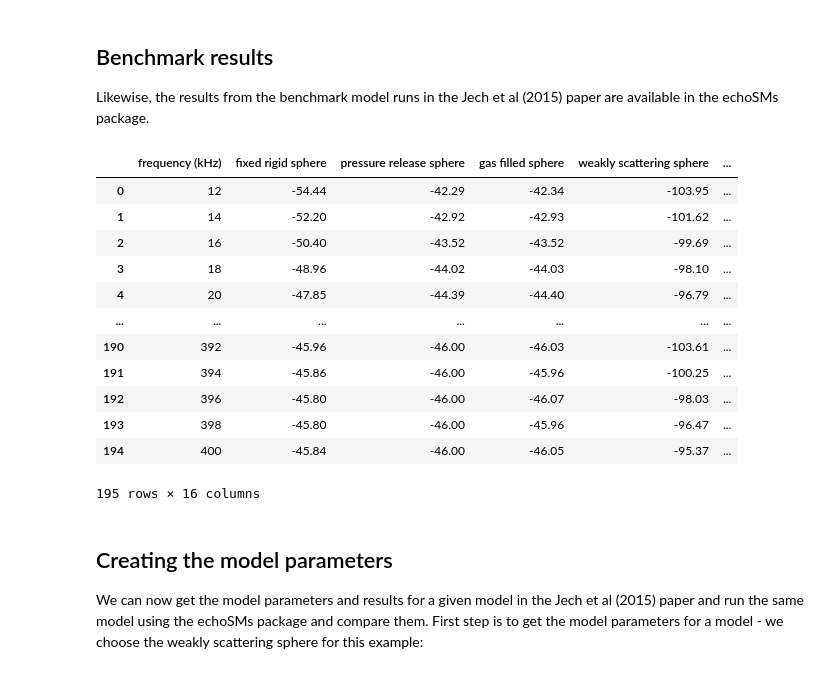
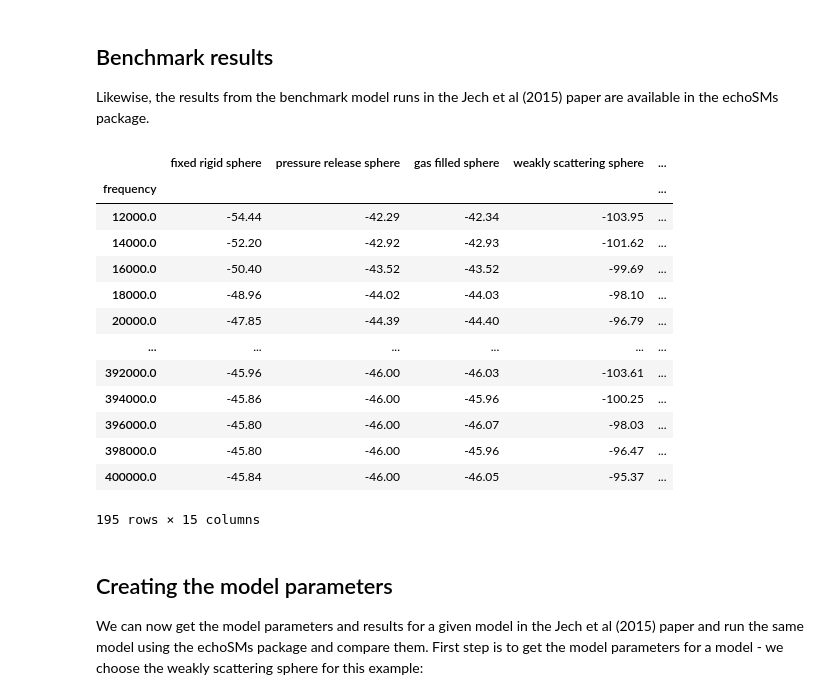
Before and after one commit to ices-tools-dev/echoSMs, a Jupyter notebook: docs/tutorial.ipynb, the cells around one changed output. Saved outputs shown, nothing was run; the diff lists cells and outputs as text; code cells hidden in the pictures.

Commit message:
Update tutorial notebook to work with new BenchmarkData API

```diff
--- a/docs/tutorial.ipynb
+++ b/docs/tutorial.ipynb
@@ -63,22 +63,23 @@ Cu64 calibration sphere
 Likewise, the results from the benchmark model runs in the Jech et al (2015) paper are available in the echoSMs package.
 # %%
 bm = BenchmarkData()
-bmf = bm.freq_dataset  # this is a Pandas DataFrame
+bmf = bm.freq_as_dataframe()
 bmf
 # %% [output]
-|  | frequency (kHz) | fixed rigid sphere | pressure release sphere | gas filled sphere | weakly scattering sphere | ... |
-| 0 | 12 | -54.44 | -42.29 | -42.34 | -103.95 | ... |
-| 1 | 14 | -52.20 | -42.92 | -42.93 | -101.62 | ... |
-| 2 | 16 | -50.40 | -43.52 | -43.52 | -99.69 | ... |
-| 3 | 18 | -48.96 | -44.02 | -44.03 | -98.10 | ... |
-| 4 | 20 | -47.85 | -44.39 | -44.40 | -96.79 | ... |
-| ... | ... | ... | ... | ... | ... | ... |
-| 190 | 392 | -45.96 | -46.00 | -46.03 | -103.61 | ... |
-| 191 | 394 | -45.86 | -46.00 | -45.96 | -100.25 | ... |
-| 192 | 396 | -45.80 | -46.00 | -46.07 | -98.03 | ... |
-| 193 | 398 | -45.80 | -46.00 | -45.96 | -96.47 | ... |
-| 194 | 400 | -45.84 | -46.00 | -46.05 | -95.37 | ... |
+|  | fixed rigid sphere | pressure release sphere | gas filled sphere | weakly scattering sphere | ... |
+| frequency |  |  |  |  | ... |
+| 12000.0 | -54.44 | -42.29 | -42.34 | -103.95 | ... |
+| 14000.0 | -52.20 | -42.92 | -42.93 | -101.62 | ... |
+| 16000.0 | -50.40 | -43.52 | -43.52 | -99.69 | ... |
+| 18000.0 | -48.96 | -44.02 | -44.03 | -98.10 | ... |
+| 20000.0 | -47.85 | -44.39 | -44.40 | -96.79 | ... |
+| ... | ... | ... | ... | ... | ... |
+| 392000.0 | -45.96 | -46.00 | -46.03 | -103.61 | ... |
+| 394000.0 | -45.86 | -46.00 | -45.96 | -100.25 | ... |
+| 396000.0 | -45.80 | -46.00 | -46.07 | -98.03 | ... |
+| 398000.0 | -45.80 | -46.00 | -45.96 | -96.47 | ... |
+| 400000.0 | -45.84 | -46.00 | -46.05 | -95.37 | ... |
-195 rows × 16 columns
+195 rows × 15 columns
 # %% [markdown]
 ## Creating the model parameters
 
```
Also changed, not shown: parts of 5 cells of this notebook.
